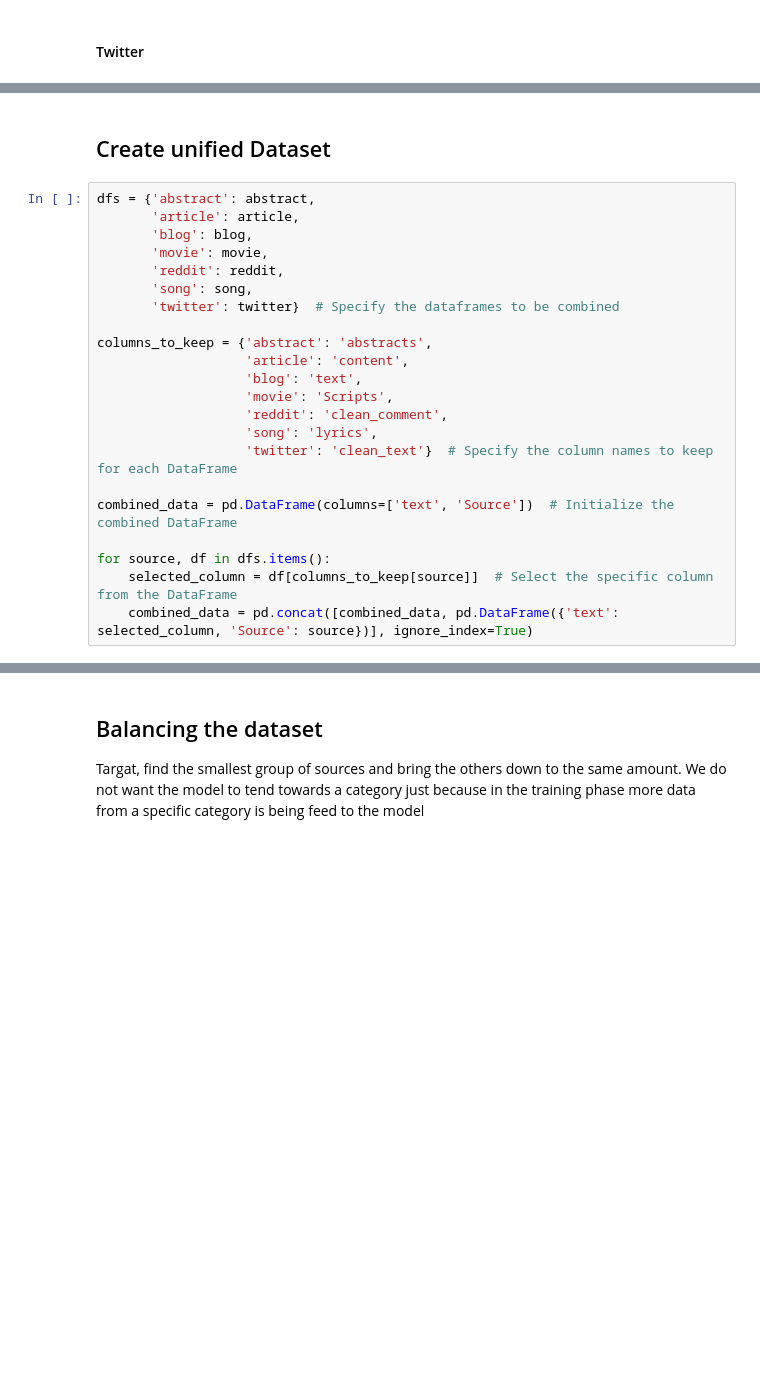
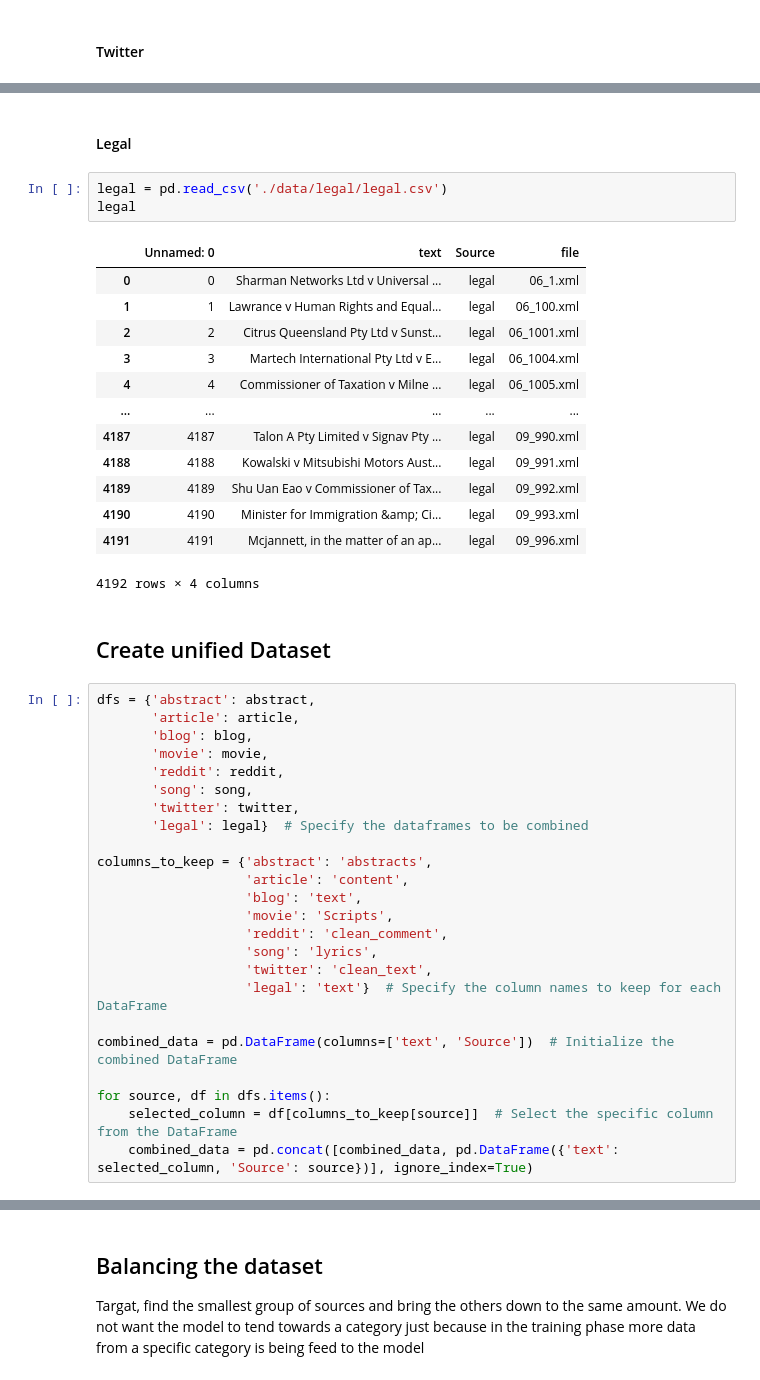
Before and after one commit to Projektkonzeption-WWI20DSA/main-repo, a Jupyter notebook: data_preprocessing.ipynb, the cells around one changed output, grey strips where cells are left out. Saved outputs shown, nothing was run; the diff lists cells and outputs as text; blank space fills up the shorter version.

Commit message:
updated to add legal documents

```diff
--- a/data_preprocessing.ipynb
+++ b/data_preprocessing.ipynb
@@ -141,6 +141,25 @@ twitter
 | 162978 | there big project came into india... | 0.0 |
 | 162979 | have you ever listen about like g... | 1.0 |
 162980 rows × 2 columns
+# %% [markdown]
+#### Legal
+# %%
+legal = pd.read_csv('./data/legal/legal.csv')
+legal
+# %% [output]
+|  | Unnamed: 0 | text | Source | file |
+| 0 | 0 | Sharman Networks Ltd v Universal ... | legal | 06_1.xml |
+| 1 | 1 | Lawrance v Human Rights and Equal... | legal | 06_100.xml |
+| 2 | 2 | Citrus Queensland Pty Ltd v Sunst... | legal | 06_1001.xml |
+| 3 | 3 | Martech International Pty Ltd v E... | legal | 06_1004.xml |
+| 4 | 4 | Commissioner of Taxation v Milne ... | legal | 06_1005.xml |
+| ... | ... | ... | ... | ... |
+| 4187 | 4187 | Talon A Pty Limited v Signav Pty ... | legal | 09_990.xml |
+| 4188 | 4188 | Kowalski v Mitsubishi Motors Aust... | legal | 09_991.xml |
+| 4189 | 4189 | Shu Uan Eao v Commissioner of Tax... | legal | 09_992.xml |
+| 4190 | 4190 | Minister for Immigration &amp; Ci... | legal | 09_993.xml |
+| 4191 | 4191 | Mcjannett, in the matter of an ap... | legal | 09_996.xml |
+4192 rows × 4 columns
 # %% [markdown]
 ## Create unified Dataset
 # %%
@@ -150,7 +169,8 @@ dfs = {'abstract': abstract,
        'movie': movie,
        'reddit': reddit,
        'song': song,
-       'twitter': twitter}  # Specify the dataframes to be combined
+       'twitter': twitter,
+       'legal': legal}  # Specify the dataframes to be combined
 
 columns_to_keep = {'abstract': 'abstracts',
                    'article': 'content',
@@ -158,7 +178,8 @@ columns_to_keep = {'abstract': 'abstracts',
                    'movie': 'Scripts',
                    'reddit': 'clean_comment',
                    'song': 'lyrics',
-                   'twitter': 'clean_text'}  # Specify the column names to keep for each DataFrame
+                   'twitter': 'clean_text',
+                   'legal': 'text'}  # Specify the column names to keep for each DataFrame
 
 combined_data = pd.DataFrame(columns=['text', 'Source'])  # Initialize the combined DataFrame
 
```
Also changed, not shown: parts of 12 cells of this notebook.
